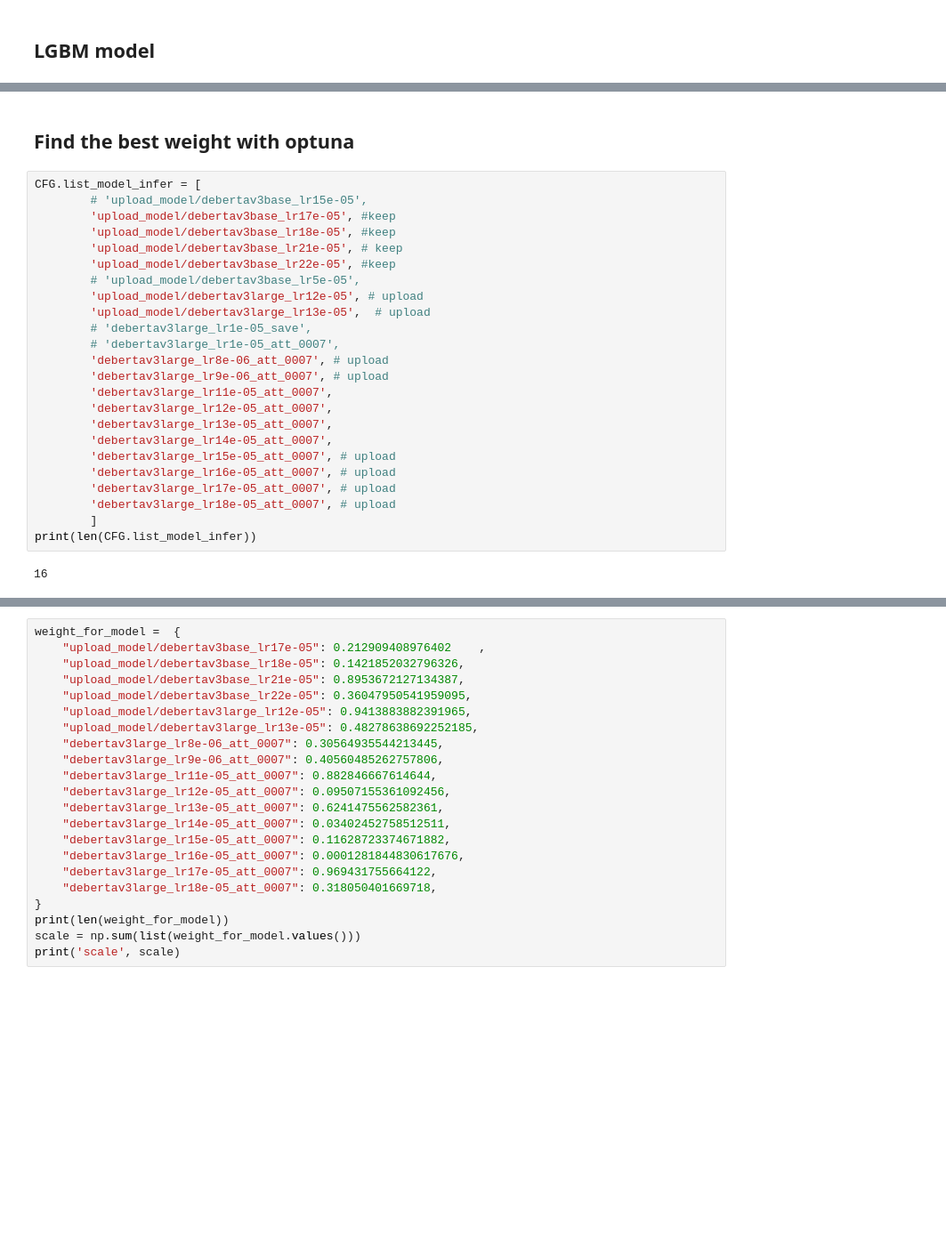
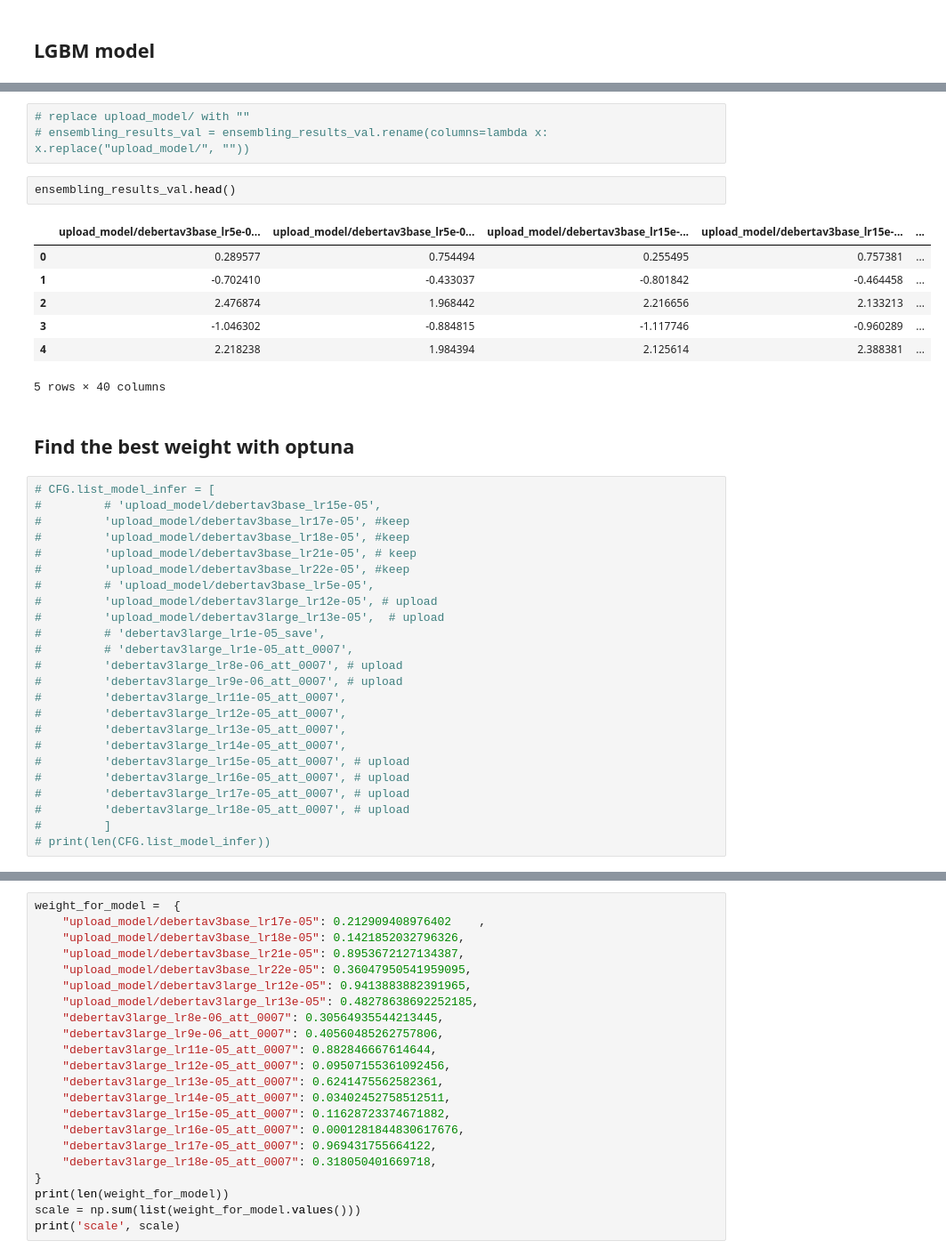
Before and after one commit to Nghiauet/Kaggle-CommonLit--Evaluate-Student-Summaries, a Jupyter notebook: commonlit-merge-model-infer-weight.ipynb, the cells around one changed output, grey strips where cells are left out. Shown at 89% size. Drawn from its saved outputs; the diff is of its cells as text; blank space fills up the shorter version.

```diff
--- a/commonlit-merge-model-infer-weight.ipynb
+++ b/commonlit-merge-model-infer-weight.ipynb
@@ -965,29 +852,40 @@ ensembling_results_test = pd.read_csv("ensembling_results_test.csv")
+# %%
+# replace upload_model/ with ""
+# ensembling_results_val = ensembling_results_val.rename(columns=lambda x: x.replace("upload_model/", ""))
+# %%
+ensembling_results_val.head()
+# %% [output]
+|  | upload_model/debertav3base_lr5e-0... | upload_model/debertav3base_lr5e-0... | upload_model/debertav3base_lr15e-... | upload_model/debertav3base_lr15e-... | ... |
+| 0 | 0.289577 | 0.754494 | 0.255495 | 0.757381 | ... |
+| 1 | -0.702410 | -0.433037 | -0.801842 | -0.464458 | ... |
+| 2 | 2.476874 | 1.968442 | 2.216656 | 2.133213 | ... |
+| 3 | -1.046302 | -0.884815 | -1.117746 | -0.960289 | ... |
+| 4 | 2.218238 | 1.984394 | 2.125614 | 2.388381 | ... |
+5 rows × 40 columns
 # %% [markdown]
 ## Find the best weight with optuna
 # %%
-CFG.list_model_infer = [
-        # 'upload_model/debertav3base_lr15e-05',
-        'upload_model/debertav3base_lr17e-05', #keep
-        'upload_model/debertav3base_lr18e-05', #keep
-        'upload_model/debertav3base_lr21e-05', # keep
-        'upload_model/debertav3base_lr22e-05', #keep
-        # 'upload_model/debertav3base_lr5e-05',
-        'upload_model/debertav3large_lr12e-05', # upload
-        'upload_model/debertav3large_lr13e-05',  # upload
-        # 'debertav3large_lr1e-05_save',
-        # 'debertav3large_lr1e-05_att_0007',
-        'debertav3large_lr8e-06_att_0007', # upload
-        'debertav3large_lr9e-06_att_0007', # upload
-        'debertav3large_lr11e-05_att_0007',
-        'debertav3large_lr12e-05_att_0007',
-        'debertav3large_lr13e-05_att_0007',
-        'debertav3large_lr14e-05_att_0007',
-        'debertav3large_lr15e-05_att_0007', # upload
-        'debertav3large_lr16e-05_att_0007', # upload
-        'debertav3large_lr17e-05_att_0007', # upload
-        'debertav3large_lr18e-05_att_0007', # upload
-        ]
-print(len(CFG.list_model_infer))
+# CFG.list_model_infer = [
+#         # 'upload_model/debertav3base_lr15e-05',
+#         'upload_model/debertav3base_lr17e-05', #keep
+#         'upload_model/debertav3base_lr18e-05', #keep
+#         'upload_model/debertav3base_lr21e-05', # keep
+#         'upload_model/debertav3base_lr22e-05', #keep
+#         # 'upload_model/debertav3base_lr5e-05',
+#         'upload_model/debertav3large_lr12e-05', # upload
+#         'upload_model/debertav3large_lr13e-05',  # upload
+#         # 'debertav3large_lr1e-05_save',
+#         # 'debertav3large_lr1e-05_att_0007',
+#         'debertav3large_lr8e-06_att_0007', # upload
+#         'debertav3large_lr9e-06_att_0007', # upload
+#         'debertav3large_lr11e-05_att_0007',
+#         'debertav3large_lr12e-05_att_0007',
+#         'debertav3large_lr13e-05_att_0007',
+#         'debertav3large_lr14e-05_att_0007',
+#         'debertav3large_lr15e-05_att_0007', # upload
+#         'debertav3large_lr16e-05_att_0007', # upload
+#         'debertav3large_lr17e-05_att_0007', # upload
+#         'debertav3large_lr18e-05_att_0007', # upload
+#         ]
+# print(len(CFG.list_model_infer))
-# %% [output]
-16
 # %%
```
Also changed, not shown: parts of 31 cells of this notebook, 8 other files.
